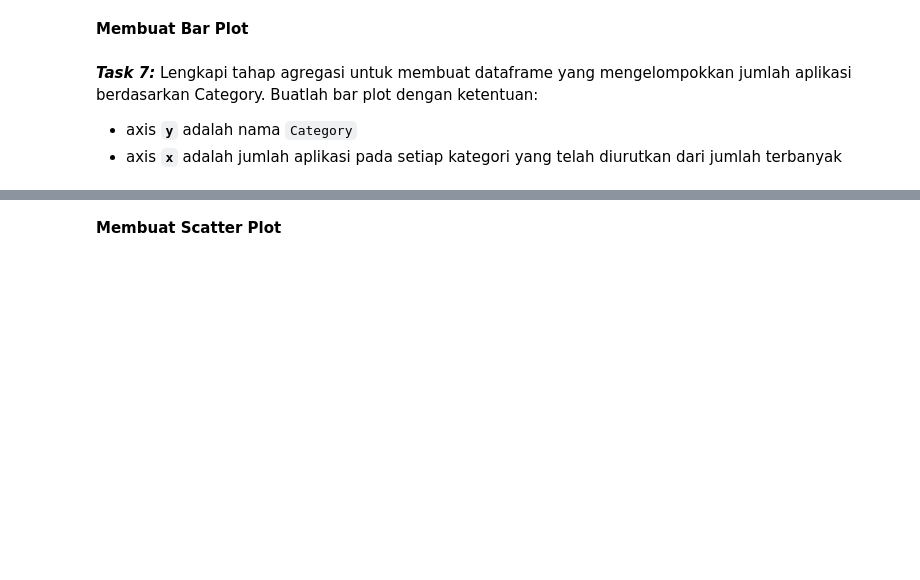
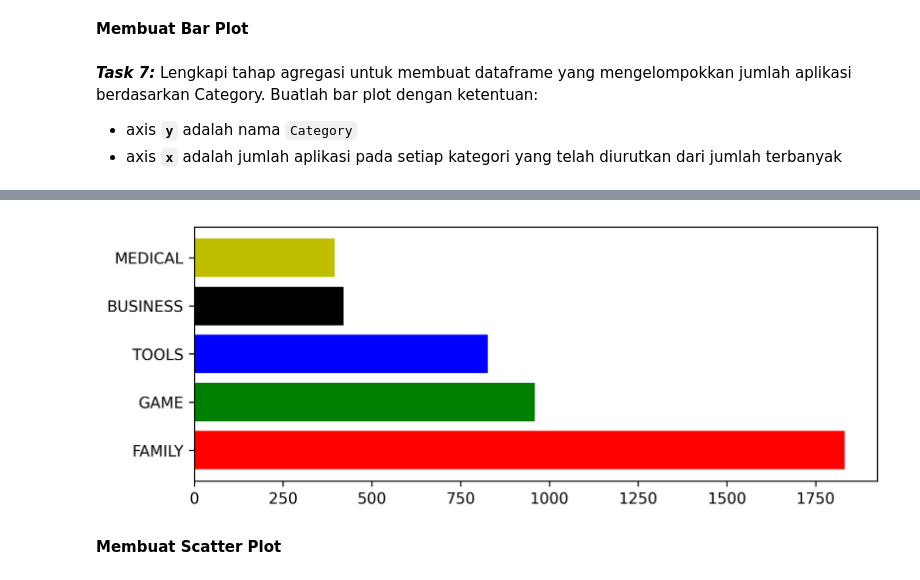
Before and after one commit to stanlys96/Flask-Dashboard, a Jupyter notebook: flask-ui-skeleton.ipynb, the cells around one changed output, grey strips where cells are left out. Saved outputs shown, nothing was run; the diff lists cells and outputs as text; code cells hidden in the pictures; blank space fills up the shorter version.

```diff
--- a/flask-ui-skeleton.ipynb
+++ b/flask-ui-skeleton.ipynb
@@ -247,23 +287,25 @@ Apabila menuliskan kode program yang tepat, maka akan menghasilkan visualisasi s
 <br><br>
 ![cat_order.png](cat_order.png)
 # %%
-cat_order = df2.groupby(_______).agg({
-    _________ : _________
-    }).rename({'Category':'Total'}, axis=1).sort_values(__________).head()
+cat_order = df2.groupby("Category").agg({
+    "App" : "count"
+    }).rename({'Category':'Total'}, axis=1).sort_values("App", ascending=False).head()
 
-X = _____________
-Y = _____________
+X = cat_order.index
+Y = cat_order['App']
 
 my_colors = ['r','g','b','k','y','m','c']
 # bagian ini digunakan untuk membuat kanvas/figure
 fig = plt.figure(figsize=(8,3),dpi=300)
 fig.add_subplot()
 
 # bagian ini digunakan untuk membuat bar plot
-plt.barh(___=___, ___=___, color=my_colors)
+plt.barh(y=X, width=Y, color=my_colors)
 
 # bagian ini digunakan untuk menyimpan plot dalam format image.png
 plt.savefig('cat_order.png',bbox_inches="tight")
+# %% [output]
+[figure, added]
 # %% [markdown]
 **Membuat Scatter Plot**
 # %% [markdown]
```
Also changed, not shown: parts of 19 cells of this notebook, 5 other files.
